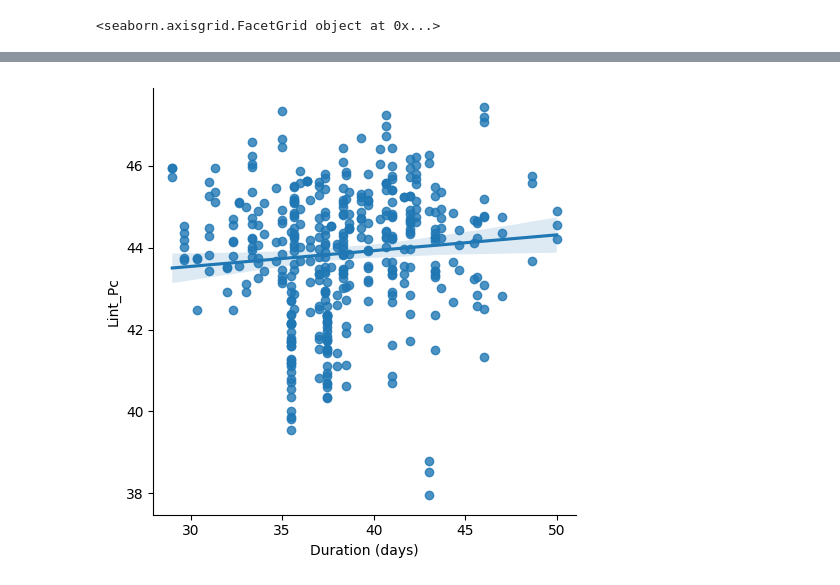
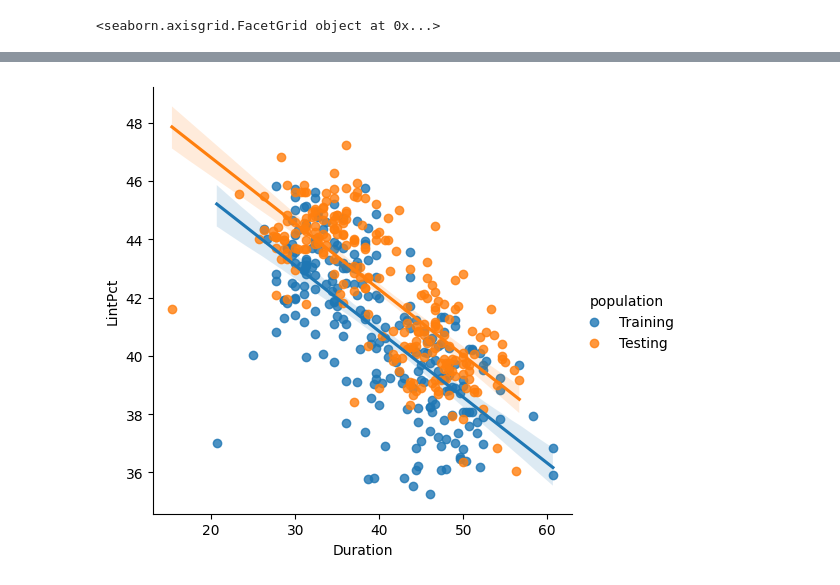
Before and after one commit to UGA-BSAIL/aerial_flower_counting, a Jupyter notebook: notebooks/yield_correlation_analysis.ipynb, the cells around one changed output, grey strips where cells are left out. Drawn from its saved outputs; the diff is of its cells as text; code cells hidden in the pictures.

```diff
--- a/notebooks/yield_correlation_analysis.ipynb
+++ b/notebooks/yield_correlation_analysis.ipynb
@@ -1,7 +1,11 @@
 # %%
+import pandas as pd
+
 %reload_kedro
 
 # Load yield and metrics data
-yield_data = catalog.load("yield_spreadsheet")
-metric_data = catalog.load("human_readable_metrics", version="2025-05-05T13.40.31.083Z")
+yield_and_metrics_2024 = catalog.load("2024_combined_metrics_yield")
+yield_and_metrics_2023 = catalog.load("2023_combined_metrics_yield")
+metrics_with_yield = pd.concat([yield_and_metrics_2023, yield_and_metrics_2024], ignore_index=True)
+metrics_with_yield
 # %% [output]
@@ -18,6 +35,0 @@ To set a different path, run '%reload_kedro <project_root>'
-# %%
-import pandas as pd
-
-yield_data_min = yield_data[["TREATMENT", "Lint_Pc", "lint_yld"]]
-metrics_with_yield = pd.merge(yield_data_min, metric_data, left_on="TREATMENT", right_on="Genotype")
-metrics_with_yield
@@ -58,0 +56,5 @@ seaborn.lmplot(metrics_with_yield, x="Duration (days)", y="lint_yld")
+# %%
+import seaborn
+
+training_testing = metrics_with_yield[~(metrics_with_yield["population"] == "Check")]
+seaborn.lmplot(training_testing, x="Duration", y="LintYield", hue="population")
@@ -59,12 +75,12 @@ seaborn.lmplot(metrics_with_yield, x="Duration (days)", y="lint_yld")
 # %%
 import seaborn
 
-seaborn.lmplot(metrics_with_yield, x="Duration (days)", y="Lint_Pc")
+seaborn.lmplot(training_testing, x="Duration", y="LintPct", hue="population")
 # %% [output]
 [interactive output not drawn]
 <seaborn.axisgrid.FacetGrid object at 0x...>
 [interactive output not drawn]
-[figure, old version]
+[figure, new version]
 # %%
 import seaborn
 
```
Also changed, not shown: parts of 12 cells of this notebook, 3 other files.
